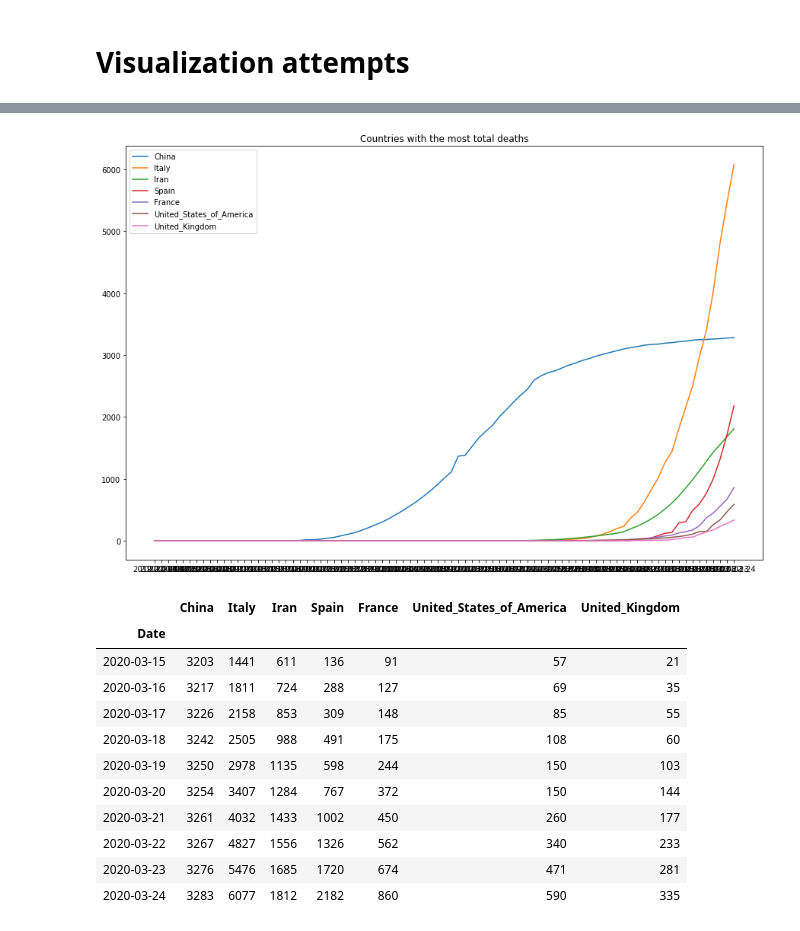
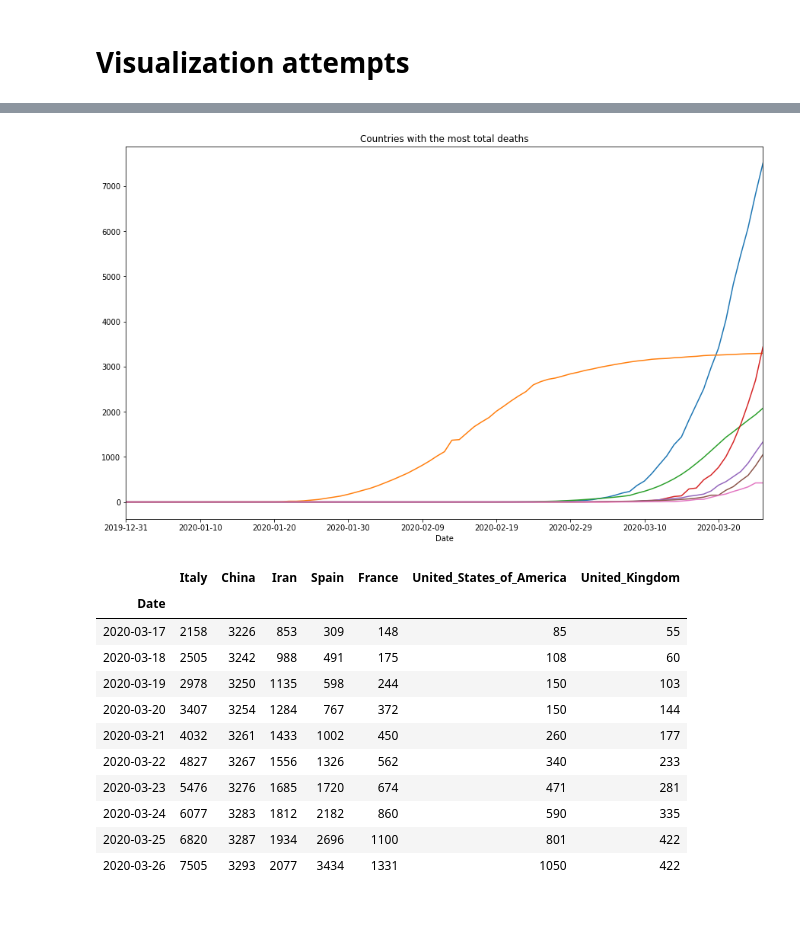
Before and after one commit to simon-verheyen/Portfolio, a Jupyter notebook: COVID-data/Untitled1.ipynb, the cells around one changed output, grey strips where cells are left out. Saved outputs shown, nothing was run; the diff lists cells and outputs as text; code cells hidden in the pictures.

```diff
--- a/COVID-data/Untitled1.ipynb
+++ b/COVID-data/Untitled1.ipynb
@@ -15,11 +15,11 @@ df_deaths_new.name = 'New deaths'
 df_deaths_total = pd.read_csv('data/deaths_total.csv').set_index('Date')
 df_deaths_total.name = 'Total deaths'
 # %%
-def show_data(df, leg=True):
-    df.plot(legend=leg, figsize=(15,9))
-    plt.title(df.name)
+def plot_df(df, leg=False, size=(15,9), title=''):
+    df.plot(figsize=size, legend=leg)
 
-    if leg:
-        plt.legend(loc='upper left', frameon=False)
-
+    if title != '':
+        plt.title(title)
+    else:
+        plt.title(df.name)
     plt.show()
@@ -116,26 +115,26 @@ df_cases_most.tail(10)
 # %%
 df = df_deaths_total.tail(14)
 df = df.sum(axis=0)
 
 df = df.nlargest(7)
 
 most_cases = df.index.tolist()
-df_cases_most = df_deaths_total[most_cases]
-df_cases_most.name = 'Countries with the most total deaths'
+df_deaths_most_total = df_deaths_total[most_cases]
+df_deaths_most_total.name = 'Countries with the most total deaths'
 
-tools.plot_big(df_cases_most)
-df_cases_most.tail(10)
+plot_df(df_deaths_most_total)
+df_deaths_most_total.tail(10)
 # %% [output]
-[figure, old version]
+[figure, new version]
-|  | China | Italy | Iran | Spain | France | United_States_of_America | United_Kingdom |
+|  | Italy | China | Iran | Spain | France | United_States_of_America | United_Kingdom |
 | Date |  |  |  |  |  |  |  |
-| 2020-03-15 | 3203 | 1441 | 611 | 136 | 91 | 57 | 21 |
-| 2020-03-16 | 3217 | 1811 | 724 | 288 | 127 | 69 | 35 |
-| 2020-03-17 | 3226 | 2158 | 853 | 309 | 148 | 85 | 55 |
-| 2020-03-18 | 3242 | 2505 | 988 | 491 | 175 | 108 | 60 |
-| 2020-03-19 | 3250 | 2978 | 1135 | 598 | 244 | 150 | 103 |
-| 2020-03-20 | 3254 | 3407 | 1284 | 767 | 372 | 150 | 144 |
-| 2020-03-21 | 3261 | 4032 | 1433 | 1002 | 450 | 260 | 177 |
-| 2020-03-22 | 3267 | 4827 | 1556 | 1326 | 562 | 340 | 233 |
-| 2020-03-23 | 3276 | 5476 | 1685 | 1720 | 674 | 471 | 281 |
-| 2020-03-24 | 3283 | 6077 | 1812 | 2182 | 860 | 590 | 335 |
+| 2020-03-17 | 2158 | 3226 | 853 | 309 | 148 | 85 | 55 |
+| 2020-03-18 | 2505 | 3242 | 988 | 491 | 175 | 108 | 60 |
+| 2020-03-19 | 2978 | 3250 | 1135 | 598 | 244 | 150 | 103 |
+| 2020-03-20 | 3407 | 3254 | 1284 | 767 | 372 | 150 | 144 |
+| 2020-03-21 | 4032 | 3261 | 1433 | 1002 | 450 | 260 | 177 |
+| 2020-03-22 | 4827 | 3267 | 1556 | 1326 | 562 | 340 | 233 |
+| 2020-03-23 | 5476 | 3276 | 1685 | 1720 | 674 | 471 | 281 |
+| 2020-03-24 | 6077 | 3283 | 1812 | 2182 | 860 | 590 | 335 |
+| 2020-03-25 | 6820 | 3287 | 1934 | 2696 | 1100 | 801 | 422 |
+| 2020-03-26 | 7505 | 3293 | 2077 | 3434 | 1331 | 1050 | 422 |
```
Also changed, not shown: parts of 7 cells of this notebook, 10 other files.
